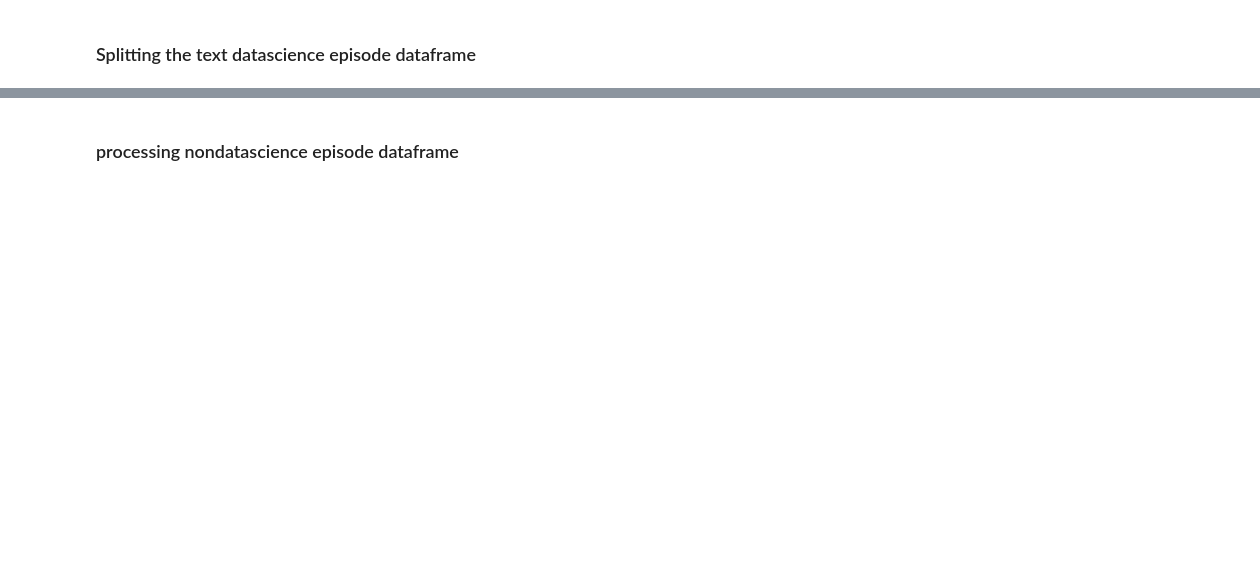
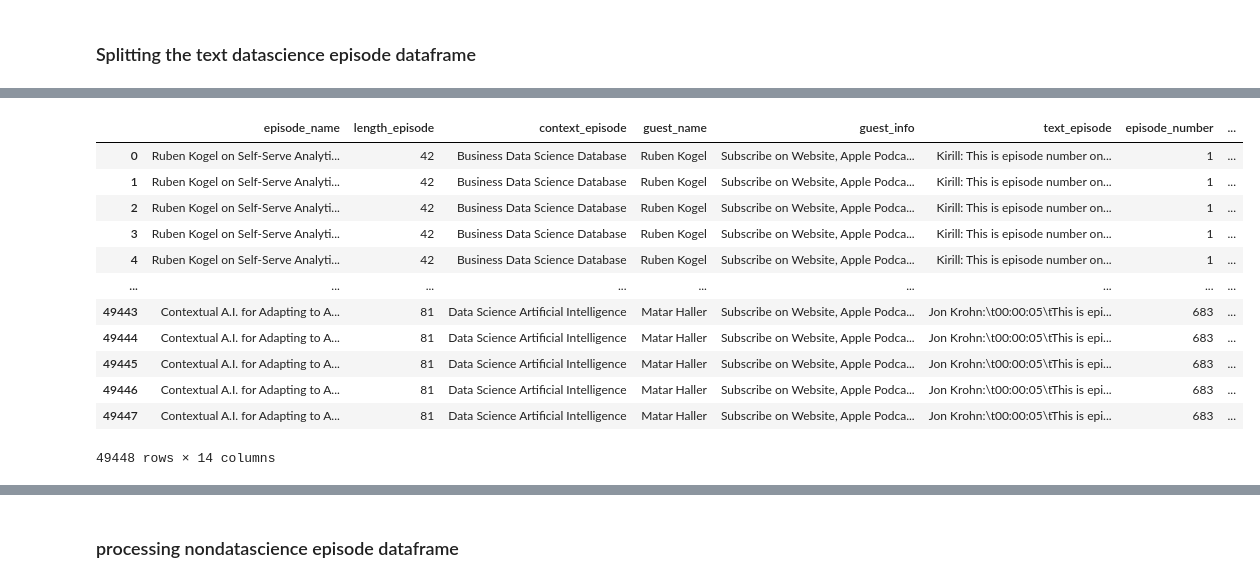
Before and after one commit to ashamaheshwari/SDS_podcast_analysis, a Jupyter notebook: notebooks/5. SDS_Text_Cleaning_2.ipynb, the cells around one changed output, grey strips where cells are left out. Cells and saved outputs as stored; diff of their text form; code cells hidden in the pictures; blank space fills up the shorter version.

```diff
--- a/notebooks/5. SDS_Text_Cleaning_2.ipynb
+++ b/notebooks/5. SDS_Text_Cleaning_2.ipynb
@@ -375,0 +418,13 @@ Data Science Career
+# %%
+Deep_Learning = ['Data Science Deep Learning',
+                 'Business Data Science Deep Learning']
+# %%
+sds_datascience['class'] = sds_datascience['class'].replace(Deep_Learning, 'Deep Learning')
+# %%
+career = ['Data Science Career Tips',
+          'Business Data Science Career Tips',
+          'Data Science Python Career Tips',
+          'Business Data Science Artificial Intelligence Career Tips',
+          'Machine Learning Data Science Career Tips']
+# %%
+sds_datascience['class'] = sds_datascience['class'].replace(career, 'Data Science, Career')
@@ -445,5 +551,21 @@ sds_ds_text['episode_number'] = sds_ds_text['episode_number'].astype('int')
 # %%
 sds_ds_text = pd.merge(sds_datascience, sds_ds_text, on = 'episode_number')
+# %%
+sds_ds_text
+# %% [output]
+|  | episode_name | length_episode | context_episode | guest_name | guest_info | text_episode | episode_number | ... |
+| 0 | Ruben Kogel on Self-Serve Analyti... | 42 | Business Data Science Database | Ruben Kogel | Subscribe on Website, Apple Podca... | Kirill: This is episode number on... | 1 | ... |
+| 1 | Ruben Kogel on Self-Serve Analyti... | 42 | Business Data Science Database | Ruben Kogel | Subscribe on Website, Apple Podca... | Kirill: This is episode number on... | 1 | ... |
+| 2 | Ruben Kogel on Self-Serve Analyti... | 42 | Business Data Science Database | Ruben Kogel | Subscribe on Website, Apple Podca... | Kirill: This is episode number on... | 1 | ... |
+| 3 | Ruben Kogel on Self-Serve Analyti... | 42 | Business Data Science Database | Ruben Kogel | Subscribe on Website, Apple Podca... | Kirill: This is episode number on... | 1 | ... |
+| 4 | Ruben Kogel on Self-Serve Analyti... | 42 | Business Data Science Database | Ruben Kogel | Subscribe on Website, Apple Podca... | Kirill: This is episode number on... | 1 | ... |
+| ... | ... | ... | ... | ... | ... | ... | ... | ... |
+| 49443 | Contextual A.I. for Adapting to A... | 81 | Data Science Artificial Intelligence | Matar Haller | Subscribe on Website, Apple Podca... | Jon Krohn:\t00:00:05\tThis is epi... | 683 | ... |
+| 49444 | Contextual A.I. for Adapting to A... | 81 | Data Science Artificial Intelligence | Matar Haller | Subscribe on Website, Apple Podca... | Jon Krohn:\t00:00:05\tThis is epi... | 683 | ... |
+| 49445 | Contextual A.I. for Adapting to A... | 81 | Data Science Artificial Intelligence | Matar Haller | Subscribe on Website, Apple Podca... | Jon Krohn:\t00:00:05\tThis is epi... | 683 | ... |
+| 49446 | Contextual A.I. for Adapting to A... | 81 | Data Science Artificial Intelligence | Matar Haller | Subscribe on Website, Apple Podca... | Jon Krohn:\t00:00:05\tThis is epi... | 683 | ... |
+| 49447 | Contextual A.I. for Adapting to A... | 81 | Data Science Artificial Intelligence | Matar Haller | Subscribe on Website, Apple Podca... | Jon Krohn:\t00:00:05\tThis is epi... | 683 | ... |
+49448 rows × 14 columns
 # %%
 sds_ds_text['episode_split_text'] = sds_ds_text['episode_split_text'].str.replace('\\t|\\n|\\xa0', '')
 # %%
```
Also changed, not shown: parts of 42 cells of this notebook, 2 other files.
